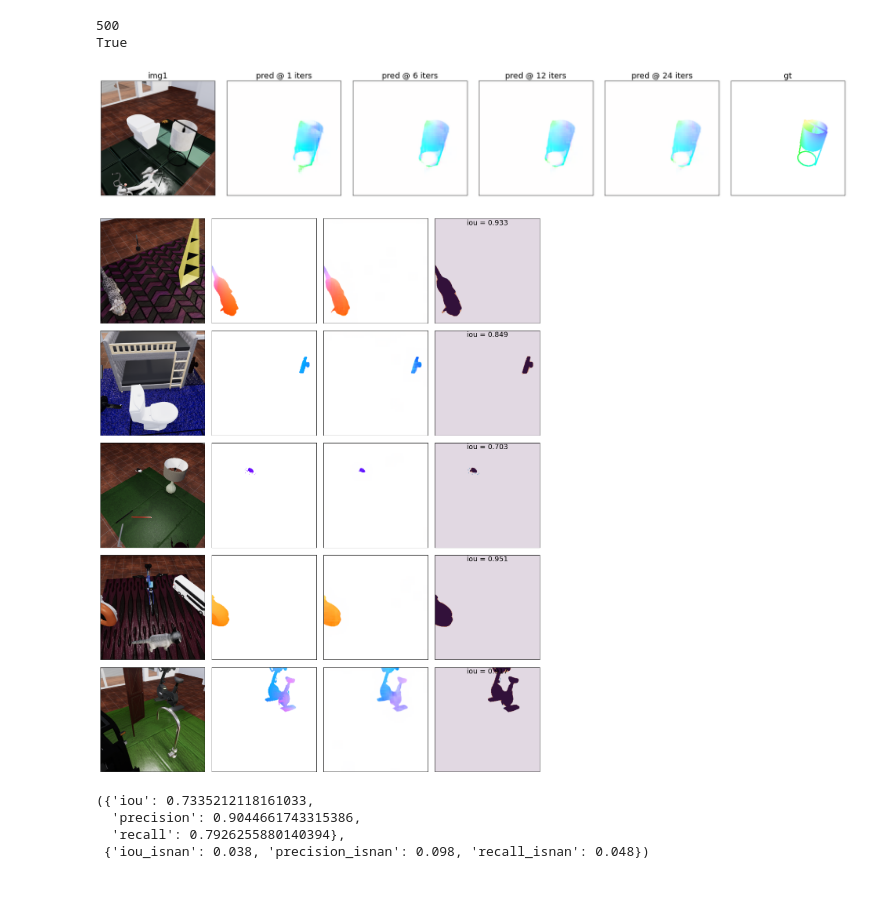
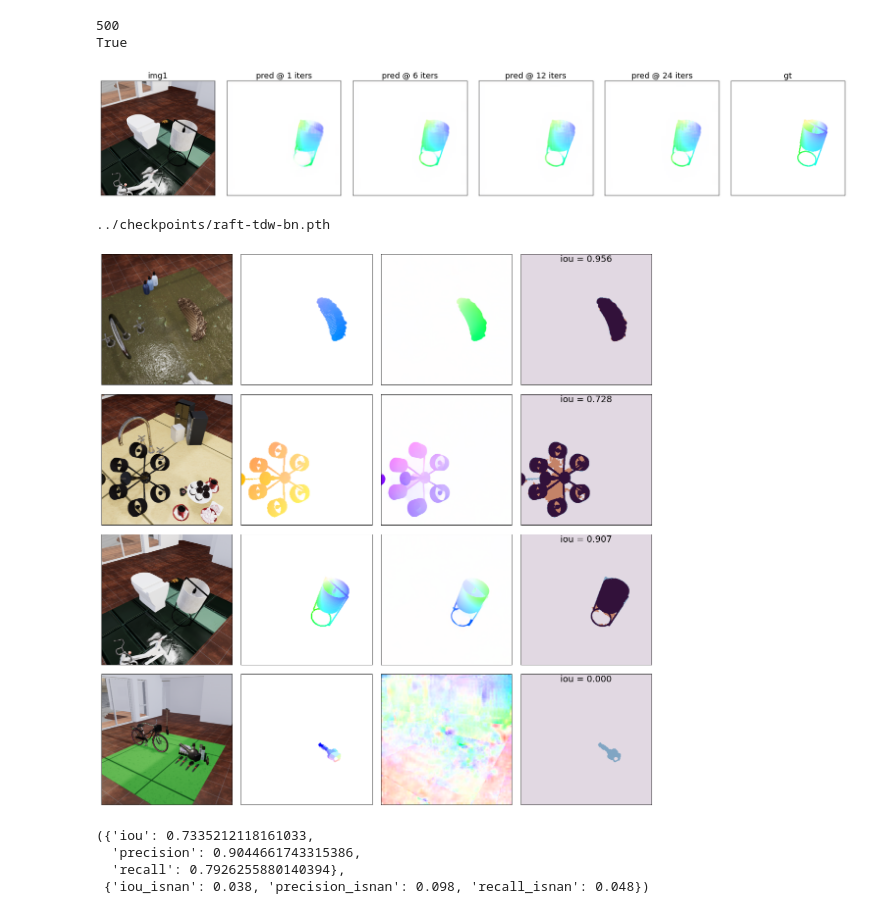
Before and after one commit to neuroailab/RAFT, a Jupyter notebook: notebooks/TDW_dataloading_020522.ipynb, the cells around one changed output. Saved outputs shown, nothing was run; the diff lists cells and outputs as text; code cells hidden in the pictures.

```diff
--- a/notebooks/TDW_dataloading_020522.ipynb
+++ b/notebooks/TDW_dataloading_020522.ipynb
@@ -78,8 +78,8 @@ ls ../checkpoints/raft-tdw-long.pth
 # %% [output]
 ../checkpoints/raft-tdw-long.pth
 # %%
-load_path = '../checkpoints/raft-tdw-bn.pth'
-# load_path = '../models/raft-sintel.pth'
+# load_path = '../checkpoints/raft-tdw-bn.pth'
+load_path = '../models/raft-sintel.pth'
 net.load_state_dict(torch.load(load_path), strict=False)
 # %% [output]
 <All keys matched successfully>
@@ -98,7 +98,7 @@ tdw_dataset = raft_datasets.TdwFlowDataset(
     filepattern="*",
     test_filepattern="0*[0-4]",
     min_start_frame=5,
-    max_start_frame=5,
+    max_start_frame=None,
     scale_to_pixels=True,
     get_gt_flow=True,
 )
@@ -139,7 +139,7 @@ def viz_raft_prediction(model, dataset, ex=0, iters=[1,12,24]):
 # %%
 viz_raft_prediction(net, tdw_dataset, ex=41, iters=[1,6,12,24])
 # %% [output]
-[figure, old version]
+[figure, new version]
 # %%
 def normalize(img):
     return 2.0 * (img / 255.) - 1.0
@@ -265,10 +265,15 @@ def agg_metrics(metrics):
     agg = {k:np.nanmean(np.array(v)) for k,v in metrics.items()}
     nans = {k+'_isnan':np.isnan(np.array(v)).mean() for k,v in metrics.items()}
     return (agg, nans)
+# %%
+print(load_path)
+# %% [output]
+../checkpoints/raft-tdw-bn.pth
 # %%
-visualize_error_maps(net, tdw_dataset, examples=None, thresh=0.5)
+tdw_dataset.is_test = False
+visualize_error_maps(net, tdw_dataset, examples=[1,3,41,99], thresh=0.5)
 # %% [output]
-[figure, old version]
+[figure, new version]
 # %%
 tdw_dataset.is_test = True
 metrics = validate_examples(net, tdw_dataset, examples=None, thresh=4, iters=24)
```
Also changed, not shown: 5 other files.
